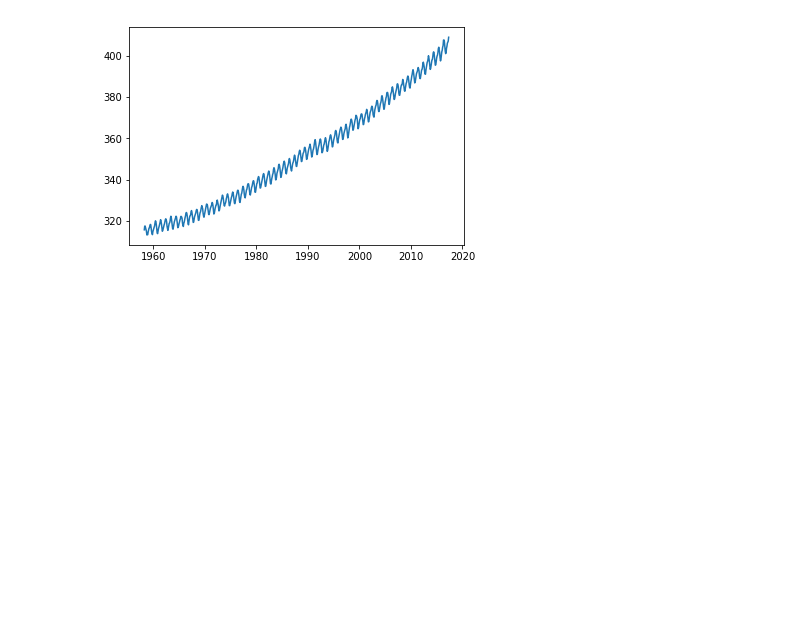
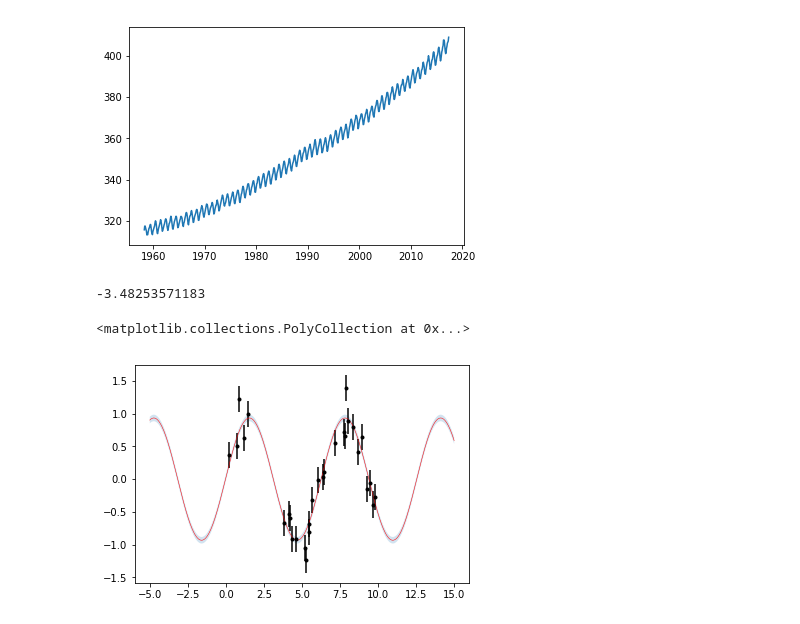
Before and after one commit to tmcclintock/Scratch-Work, a Jupyter notebook: george_tests/basic_george/Messing_with_george.ipynb, the cells around one changed output. Saved outputs shown, nothing was run; the diff lists cells and outputs as text; code cells hidden in the pictures; blank space fills up the shorter version.

```diff
--- a/george_tests/basic_george/Messing_with_george.ipynb
+++ b/george_tests/basic_george/Messing_with_george.ipynb
@@ -9,3 +11,22 @@ plt.plot(t,c)
 # %% [output]
 [<matplotlib.lines.Line2D at 0x...>]
 [figure]
+# %%
+x = 10 * np.sort(np.random.rand(30))
+yerr = 0.2 * np.ones_like(x)
+y = np.sin(x) + yerr * np.random.randn(len(x))
+#kernel = george.kernels.ExpSquaredKernel(1.0)
+kernel = george.kernels.CosineKernel(2*np.pi)
+gp = george.GP(kernel)
+gp.compute(x, yerr)
+print gp.lnlikelihood(y)
+d = np.linspace(-5, 15, 500)
+mu, cov = gp.predict(y, d)
+std = np.sqrt(np.diag(cov))
+plt.errorbar(x, y, yerr, marker='.', ls='', c='k')
+plt.plot(d, mu, color='red', linewidth=0.5)
+plt.fill_between(d, mu-std, mu+std, alpha=0.2)
+# %% [output]
+-3.48253571183
+<matplotlib.collections.PolyCollection at 0x...>
+[figure, added]
```
Also changed, not shown: parts of 2 cells of this notebook, 2 other files.
